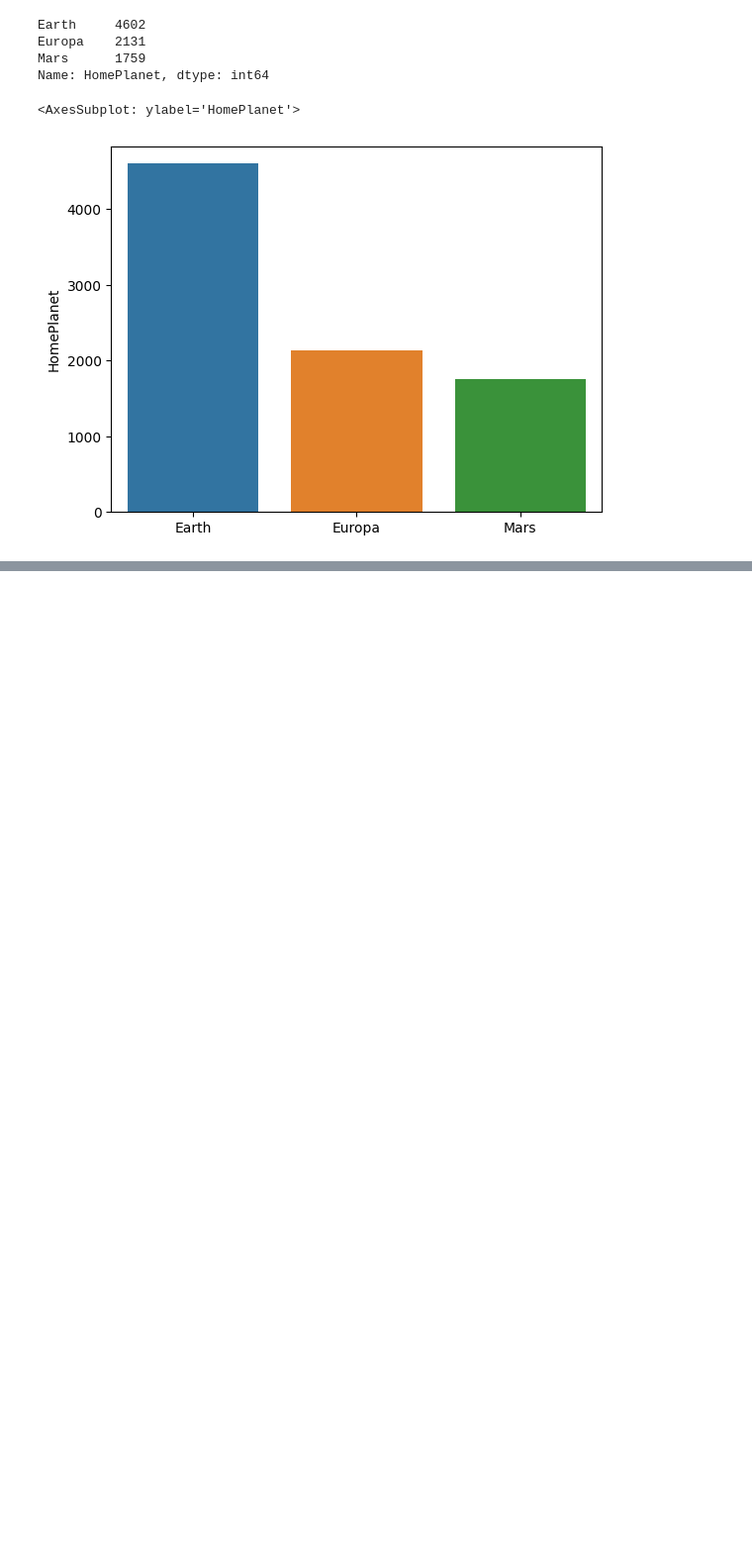
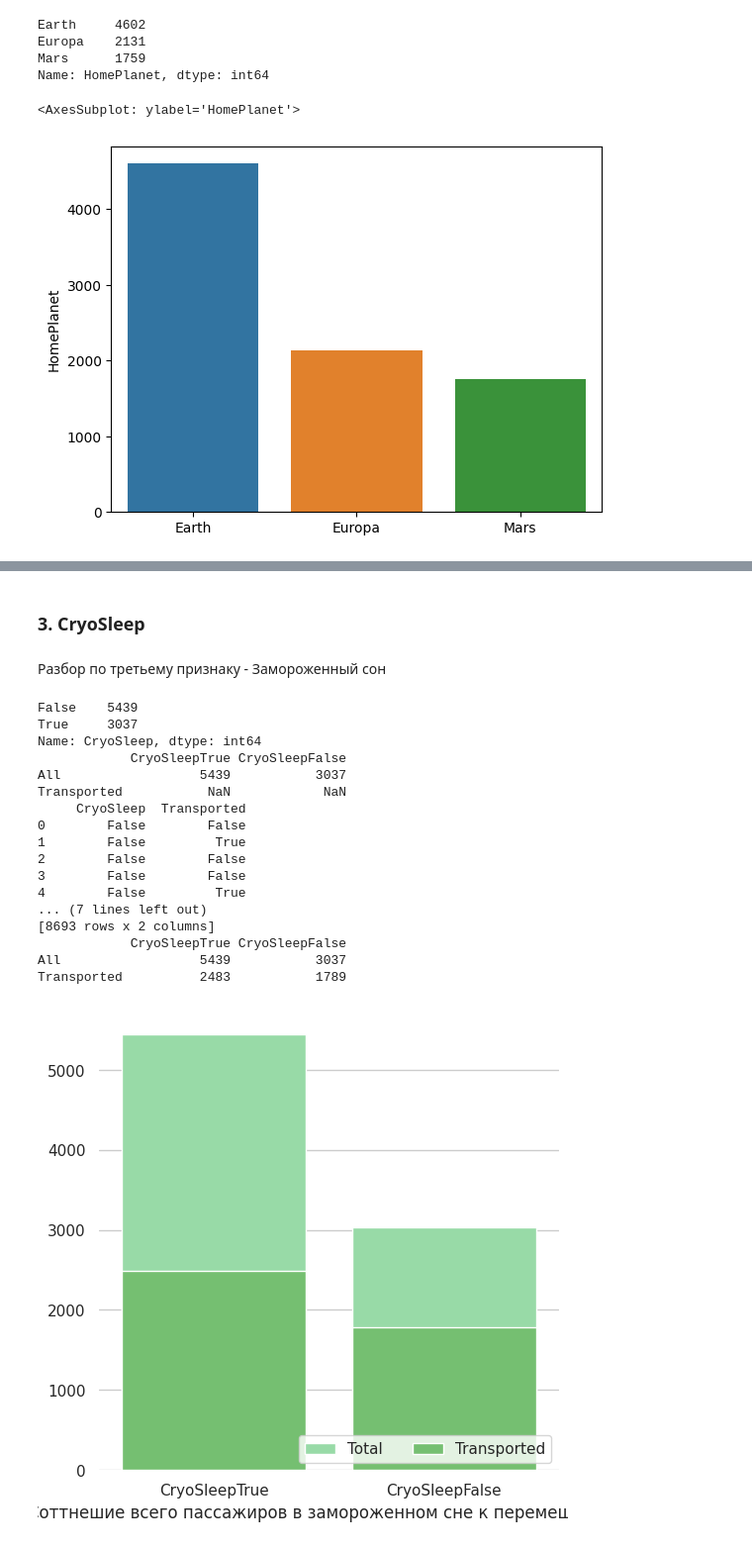
Before and after one commit to DanilVelikiy/kaggle_titanic, a Jupyter notebook: titanic.ipynb, the cells around one changed output, grey strips where cells are left out. Shown at 99% size. Cells and saved outputs as stored; diff of their text form; code cells hidden in the pictures; blank space fills up the shorter version.

```diff
--- a/titanic.ipynb
+++ b/titanic.ipynb
@@ -180,0 +232,60 @@ sns.barplot(x=trd_home_planet.index, y=trd_home_planet)
+# %% [markdown]
+### 3. CryoSleep
+# %% [markdown]
+Разбор по третьему признаку - Замороженный сон
+# %%
+trd_cryo_sleep = trd['CryoSleep'].value_counts()
+print(trd_cryo_sleep)
+# и мне понадобится для этого подготовленный датафрейм
+CryoSleep = ['CryoSleepTrue', 'CryoSleepFalse']
+df_cryo_transported = pd.DataFrame(columns = CryoSleep, index = ['All', 'Transported'])
+# значениями предыдущего датафрейма заполняю первую строку - сколько всего пассажиров с какой планеты
+df_cryo_transported[df_cryo_transported.index == 'All'] = trd_cryo_sleep
+print(df_cryo_transported)
+
+trd_cryo_transported = trd[['CryoSleep', 'Transported']]
+print(trd_cryo_transported)
+
+y=[]
+CryoSleep_flags = [True, False]
+for i in range(0, len(CryoSleep)):
+    x = trd_cryo_transported[trd_cryo_transported['CryoSleep'] == CryoSleep_flags[i]].value_counts()
+    y.append(x[x.index == (CryoSleep_flags[i], True)].values[0])
+
+
+df_cryo_transported[df_cryo_transported.index == 'Transported'] = y
+
+print(df_cryo_transported)
+
+sns.set_theme(style="whitegrid")
+f, ax = plt.subplots(figsize=(6, 6))
+
+sns.set_color_codes("pastel")
+sns.barplot(df_cryo_transported[df_cryo_transported.index == 'All'], label="Total", color = 'g')
+
+sns.set_color_codes("muted")
+sns.barplot(df_cryo_transported[df_cryo_transported.index == 'Transported'], label="Transported", color = 'g')
+
+ax.legend(ncol=2, loc="lower right", frameon=True)
+ax.set(ylabel="",
+       xlabel="Соттнешие всего пассажиров в замороженном сне к перемещенным")
+sns.despine(left=True, bottom=True)
+# %% [output]
+False    5439
+True     3037
+Name: CryoSleep, dtype: int64
+            CryoSleepTrue CryoSleepFalse
+All                  5439           3037
+Transported           NaN            NaN
+     CryoSleep  Transported
+0        False        False
+1        False         True
+2        False        False
+3        False        False
+4        False         True
+... (7 lines left out)
+[8693 rows x 2 columns]
+            CryoSleepTrue CryoSleepFalse
+All                  5439           3037
+Transported          2483           1789
+[figure, added]
```
Also changed, not shown: parts of 8 cells of this notebook.
